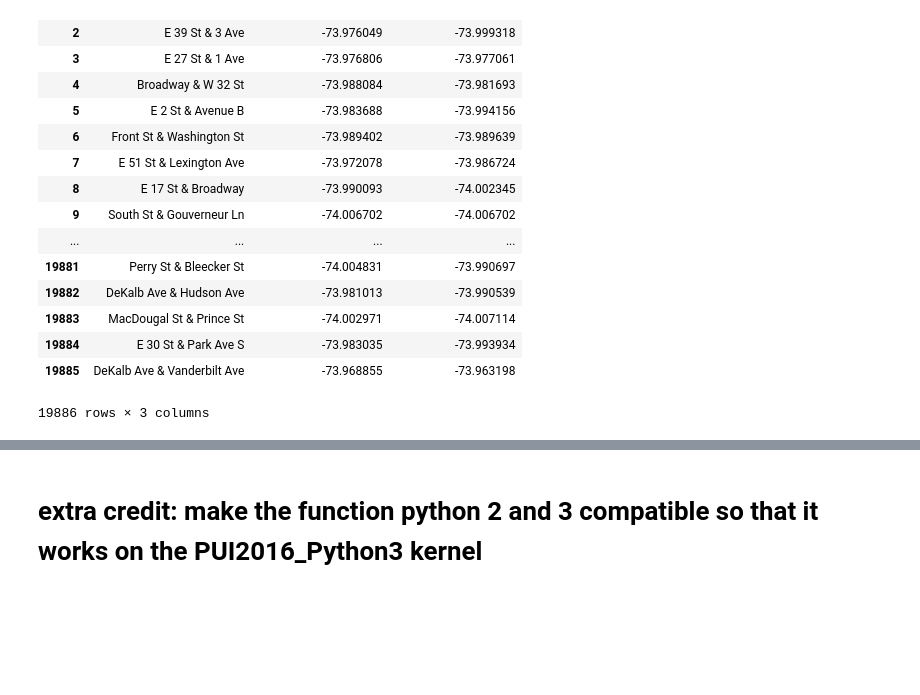
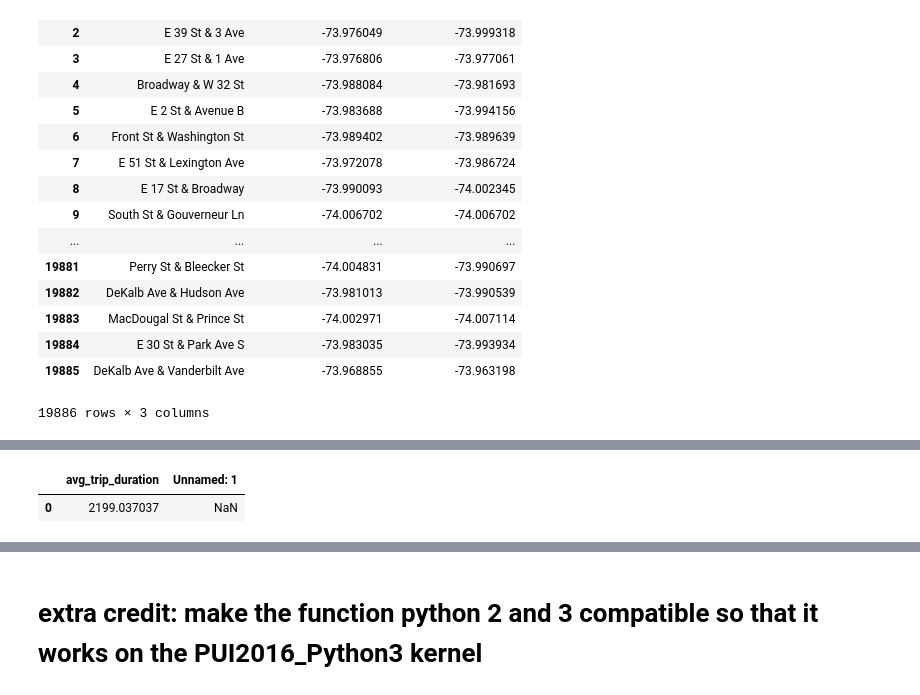
Before and after one commit to Amberchen724/PUI2018_yc3763, a Jupyter notebook: HW5_yc3763/HW5_yc3763_Assignment2.ipynb, the cells around one changed output, grey strips where cells are left out. Saved outputs shown, nothing was run; the diff lists cells and outputs as text; code cells hidden in the pictures; blank space fills up the shorter version.

```diff
--- a/HW5_yc3763/HW5_yc3763_Assignment2.ipynb
+++ b/HW5_yc3763/HW5_yc3763_Assignment2.ipynb
@@ -281,19 +309,22 @@ get_data(query)
 # %%
 #Find the station that had the longest average trip duration during weekends and within 500m of TimeSquare!
 query = '''
 SELECT AVG(tripduration) as avg_trip_duration FROM citibike
 WHERE
 ROUND(6378.138 * 2 * ASIN(SQRT(POW(SIN((40.7577 * PI() / 180 - start_station_latitude * PI() / 180) / 2),2)
 + COS(40.7577 * PI() / 180) * COS(start_station_latitude * PI() / 180) *
 POW(SIN((-73.9857 * PI() / 180 - start_station_longitude * PI() / 180) / 2),2))) * 1000)
 <500
 AND
-EXTRACT(DAY FROM starttime::DATE) = 1 or EXTRACT(DAY FROM starttime::DATE) = 7
+EXTRACT(DOW FROM starttime::DATE) = 0 or EXTRACT(DOW FROM starttime::DATE) = 6
 GROUP BY start_station_id
 ORDER BY avg_trip_duration DESC LIMIT 1
 '''
 
 get_data(query)
+# %% [output]
+|  | avg_trip_duration | Unnamed: 1 |
+| 0 | 2199.037037 | NaN |
 # %%
 # create lines for trips started from stations within 500m of Times Squares and lasted less than 2 hours.
 # The number of trips per each pair of stations are output as attributes of these lines.
```
Also changed, not shown: parts of 3 cells of this notebook, 7 other files.
